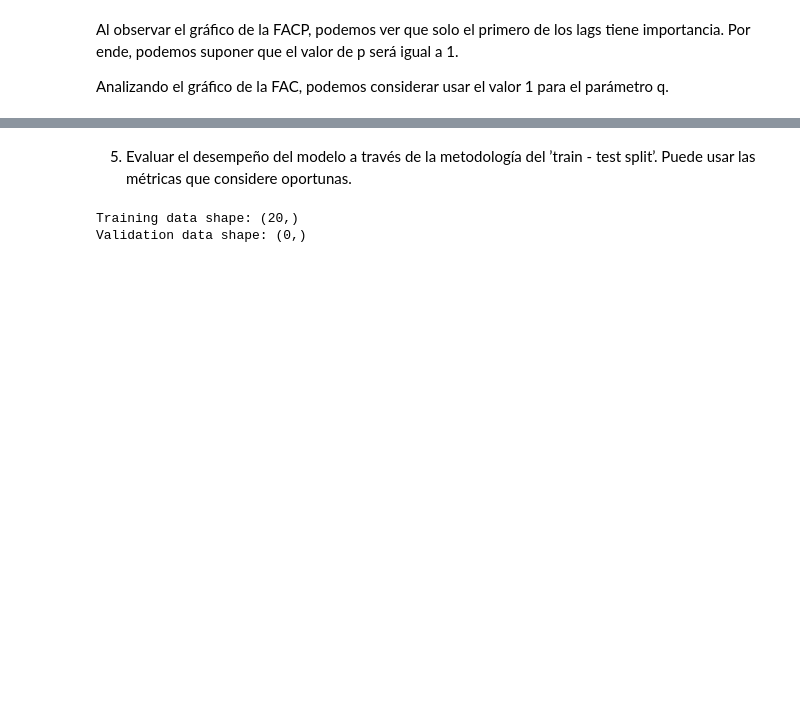
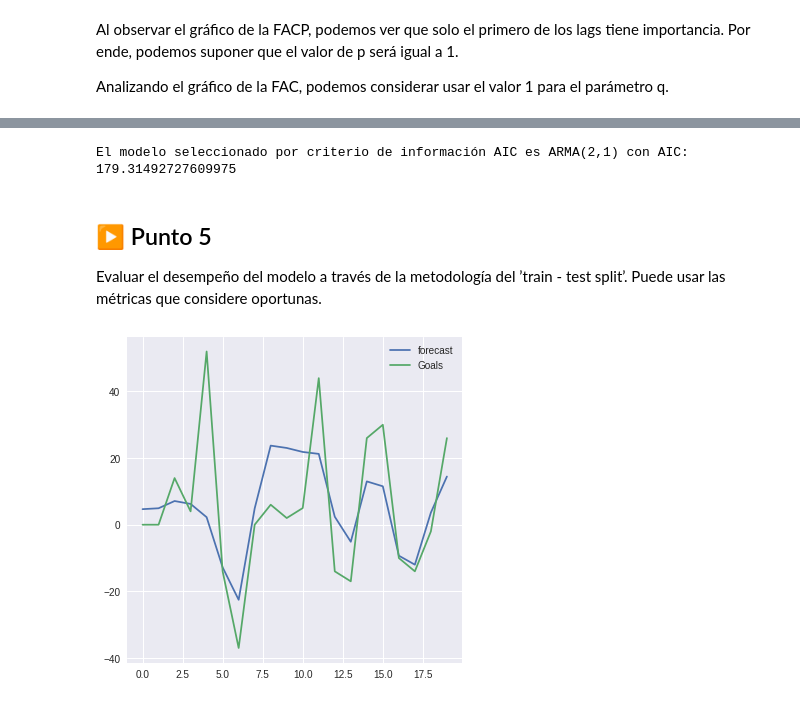
Before and after one commit to josefinavanotti/josefinavanotti, a Jupyter notebook: TP_Python_Estadísitica_Actuarial.ipynb, the cells around one changed output, grey strips where cells are left out. Saved outputs shown, nothing was run; the diff lists cells and outputs as text; code cells hidden in the pictures; blank space fills up the shorter version.

```diff
--- a/TP_Python_Estadísitica_Actuarial.ipynb
+++ b/TP_Python_Estadísitica_Actuarial.ipynb
@@ -775,3 +729,27 @@ TypeError: ignored
+# %%
+arma_models = [arma11,arma21,arma12,arma22]
+arma_modelsbis=set(arma_models)
+arma_modelsbis
+arma_aic = list(arma_modelsbis)
+arma_aic.sort()
+arma_aic_selected = arma_aic[0]
+arma_aic_selected
+
+
+if arma_models[0] == arma_aic_selected:
+  print('El modelo seleccionado por criterio de información AIC es ARMA(1,1) con AIC:', arma_aic_selected)
+else:
+  if arma_models[1] == arma_aic_selected:
+    print('El modelo seleccionado por criterio de información AIC es ARMA(2,1) con AIC:', arma_aic_selected)
+  else:
+    if arma_models[2] == arma_aic_selected:
+       print('El modelo seleccionado por criterio de información AIC es ARMA(1,2) con AIC:', arma_aic_selected)
+    else:
+      if arma_models[3] == arma_aic_selected:
+          print('El modelo seleccionado por criterio de información AIC es ARMA(2,2) con AIC:', arma_aic_selected)
+# %% [output]
+El modelo seleccionado por criterio de información AIC es ARMA(2,1) con AIC: 179.31492727609975
 # %% [markdown]
-5) Evaluar el desempeño del modelo a través de la metodología del ’train - test split’.
+## ▶ Punto 5
+Evaluar el desempeño del modelo a través de la metodología del ’train - test split’.
 Puede usar las métricas que considere oportunas.
@@ -784,6 +755,0 @@ x_test = y[test_size:]
-# %%
-print(f"Training data shape: {x_train.shape}")
-print(f"Validation data shape: {x_test.shape}")
-# %% [output]
-Training data shape: (20,)
-Validation data shape: (0,)
@@ -789,0 +762,7 @@ Validation data shape: (0,)
+# %%
+#El modelo seleccionado fue ARMA(2,1)
+ARMA_2_1 = model2_1.fit(disp=0)
+ARMA_2_1.plot_predict(dynamic=False)
+plt.show()
+# %% [output]
+[figure, added]
```
Also changed, not shown: parts of 93 cells of this notebook.
